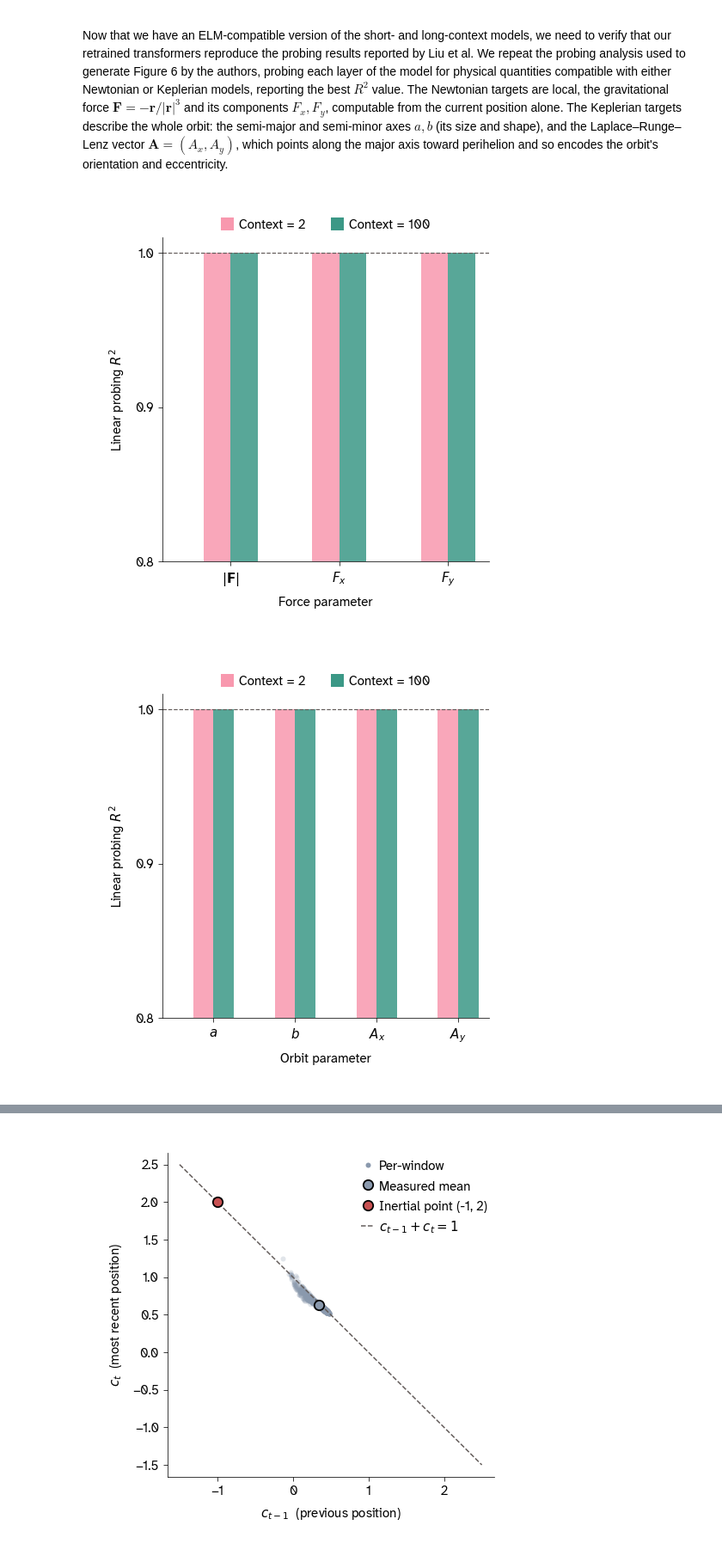
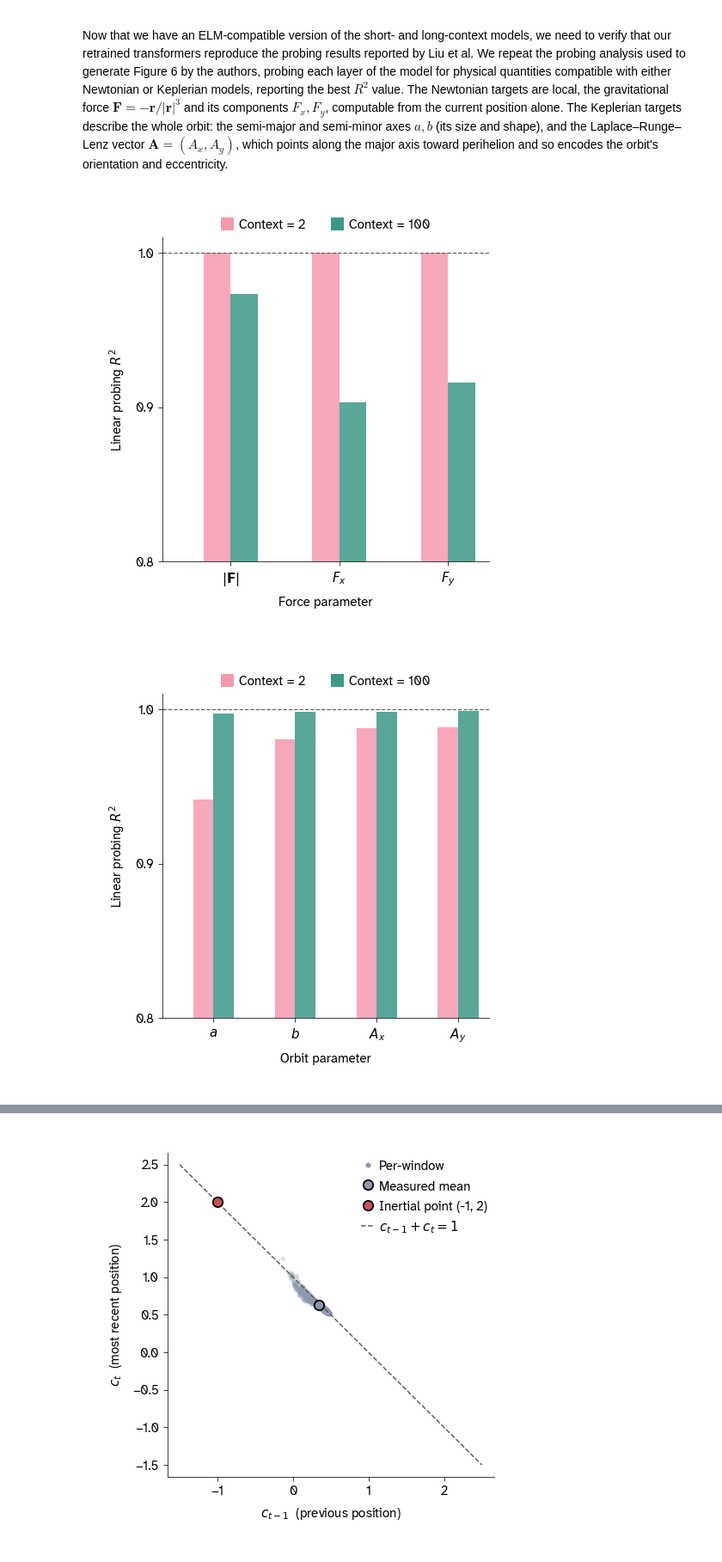
Before and after one commit to Arcadia-Science/world-model-orbits, a Jupyter notebook: index.ipynb, the cells around one changed output, grey strips where cells are left out. Shown at 86% size. Cells and saved outputs as stored; diff of their text form; code cells hidden in the pictures.

```diff
--- a/index.ipynb
+++ b/index.ipynb
@@ -223,35 +223,35 @@ from analysis.probing import probe_model, best_r2
 with contextlib.redirect_stdout(io.StringIO()):
     trajs    = np.asarray(load_trajectories(DATA_DIR, num_trajectories_needed=NUM_TRAJ))
     o_params = load_orbital_params(DATA_DIR, num_trajectories_needed=NUM_TRAJ)
-    newton_2,   kepler_2   = probe_model(model_bs2,   trajs, o_params, 2,   n_probe=10, seed=SEED)
-    newton_100, kepler_100 = probe_model(model_bs100, trajs, o_params, 100, n_probe=10, seed=SEED)
+    newton_2,   kepler_2   = probe_model(model_bs2,   trajs, o_params, 2,   n_probe=1000, seed=SEED)
+    newton_100, kepler_100 = probe_model(model_bs100, trajs, o_params, 100, n_probe=1000, seed=SEED)
 
 NEWTON = [('F_magnitude', r'$|\mathbf{F}|$'), ('Fx', r'$F_x$'), ('Fy', r'$F_y$')]
 KEPLER = [('a', r'$a$'), ('b', r'$b$'), ('LRL_x', r'$A_x$'), ('LRL_y', r'$A_y$')]
 
 PANEL = apc.mpl.FIGURE_SIZES_IN_INCHES['half_square']
 for xlabel, items, p2, p100 in [
         ('force parameter', NEWTON, newton_2, newton_100),
         ('orbit parameter', KEPLER, kepler_2, kepler_100)]:
     targets = [t for t, _ in items]; ticklab = [l for _, l in items]
     r2_2   = [best_r2(p2,   t) for t in targets]
     r2_100 = [best_r2(p100, t) for t in targets]
     bw = 0.25; br1 = np.arange(len(targets))
     fig, ax = plt.subplots(figsize=PANEL)
     ax.bar(br1,      r2_2,   bw, color=C_CTX_2, alpha=0.85,  label='Context = 2')
     ax.bar(br1 + bw, r2_100, bw, color=C_CTX_100, alpha=0.85, label='Context = 100')
     ax.axhline(1, ls='--', color=ARC_DIAG, lw=1.2)
     ax.set_xlim(-0.5, len(targets) - 0.5)
     ax.set_ylim(0.8, 1.01)
     ax.set_yticks([0.8, 0.9, 1.0])
     ax.set_xticks(br1 + 0.5 * bw); ax.set_xticklabels(ticklab)
     ax.set_xlabel(xlabel); ax.set_ylabel(r'Linear probing $R^2$')
     # Bars span the full panel, so there is no free corner: seat the legend
     # above the axes rather than over the data.
     ax.legend(loc='lower center', bbox_to_anchor=(0.5, 1.0), ncol=2, frameon=False)
     style_panel(ax)
     plt.show()
 # %% [output]
-[figure, old version]
+[figure, new version]
-[figure, old version]
+[figure, new version]
 # %% [markdown]
```
Also changed, not shown: parts of 21 cells of this notebook.
